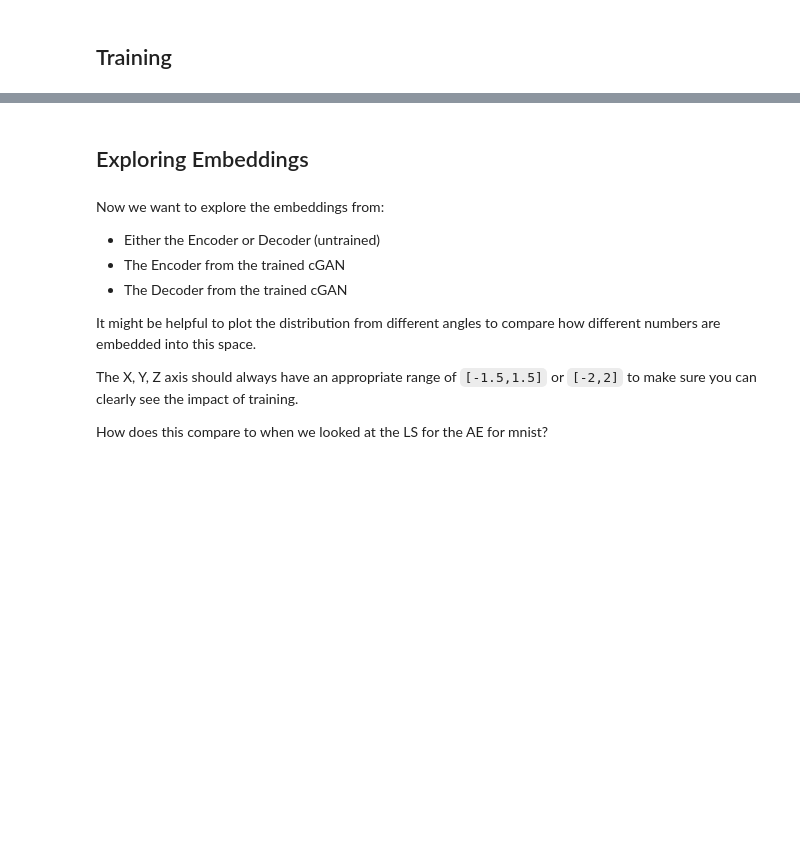
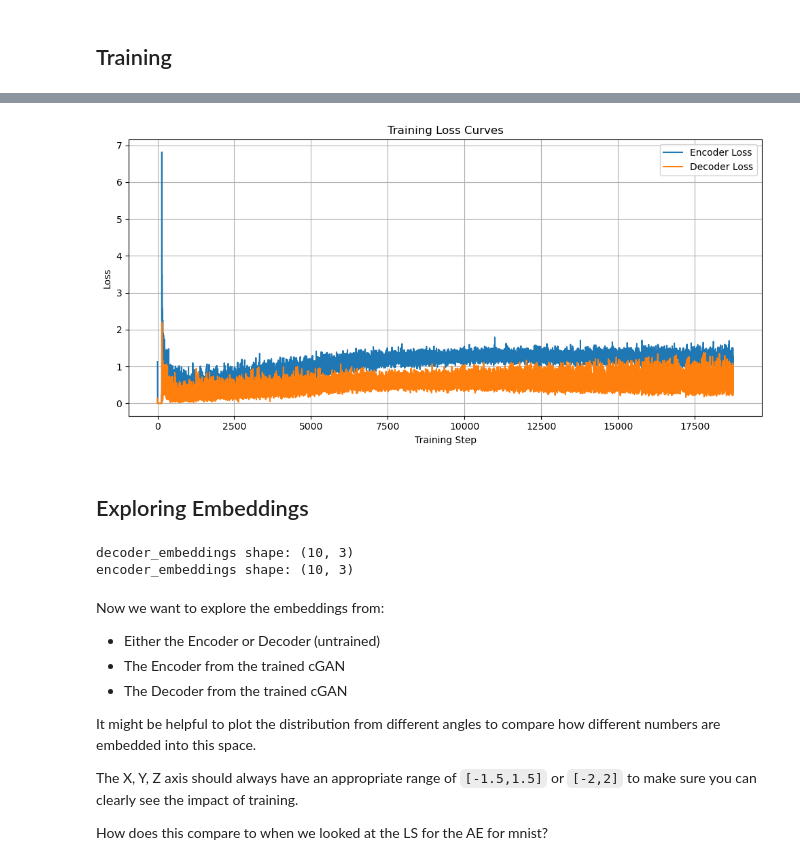
Before and after one commit to seancanobrien/AGQ-computing-2026, a Jupyter notebook: Week4/cGAN_Questions.ipynb, the cells around one changed output, grey strips where cells are left out. Saved outputs shown, nothing was run; the diff lists cells and outputs as text; code cells hidden in the pictures; blank space fills up the shorter version.

```diff
--- a/Week4/cGAN_Questions.ipynb
+++ b/Week4/cGAN_Questions.ipynb
@@ -759,16 +833,31 @@ KeyboardInterrupt:
 # %%
 
 # Visualize training curves
 def plot_losses(gan_model):
     """Plots per-batch losses after training in the notebook."""
 
     # Convert to positive values for readability (losses are negative log-likelihood terms).
     encoder_losses_positive = [l for l in gan_model.encoder_loss_history]
     decoder_losses_positive = [-l for l in gan_model.decoder_loss_history]
 
-    ## FINISH_ME ## create a figure and axis for plotting
+    fig, ax = plt.subplots(figsize=(10, 5))
+
+    ax.plot(encoder_losses_positive, label="Encoder Loss")
+    ax.plot(decoder_losses_positive, label="Decoder Loss")
+
+    ax.set_title("Training Loss Curves")
+    ax.set_xlabel("Training Step")
+    ax.set_ylabel("Loss")
+
+    ax.legend()
+    ax.grid(True)
+
+    plt.tight_layout()
+    plt.show()
 
 plot_losses(gan_model)
+# %% [output]
+[figure, added]
 # %% [markdown]
 ## Exploring Embeddings
 # %%
@@ -778,7 +867,11 @@ plot_losses(gan_model)
 decoder_embeddings = gan_model.decoder_model.label_embedding_table.weight.detach().cpu().numpy()
 print(f"decoder_embeddings shape: {decoder_embeddings.shape}")
 
-## FINISH_ME ## need to extract the trained encoder trained embeddings
+encoder_embeddings = gan_model.encoder_model.label_embedding_table.weight.detach().cpu().numpy()
+print(f"encoder_embeddings shape: {encoder_embeddings.shape}")
+# %% [output]
+decoder_embeddings shape: (10, 3)
+encoder_embeddings shape: (10, 3)
 # %% [markdown]
 Now we want to explore the embeddings from:
 
```
Also changed, not shown: parts of 10 cells of this notebook.
